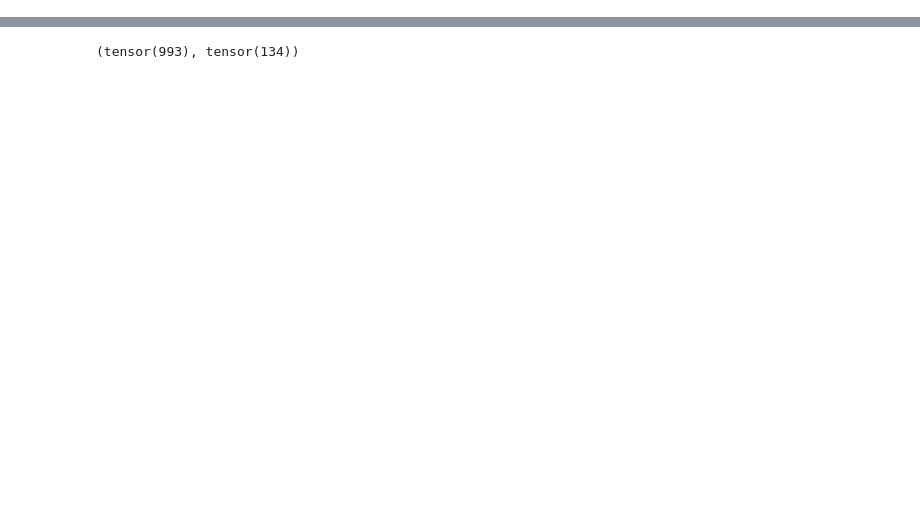
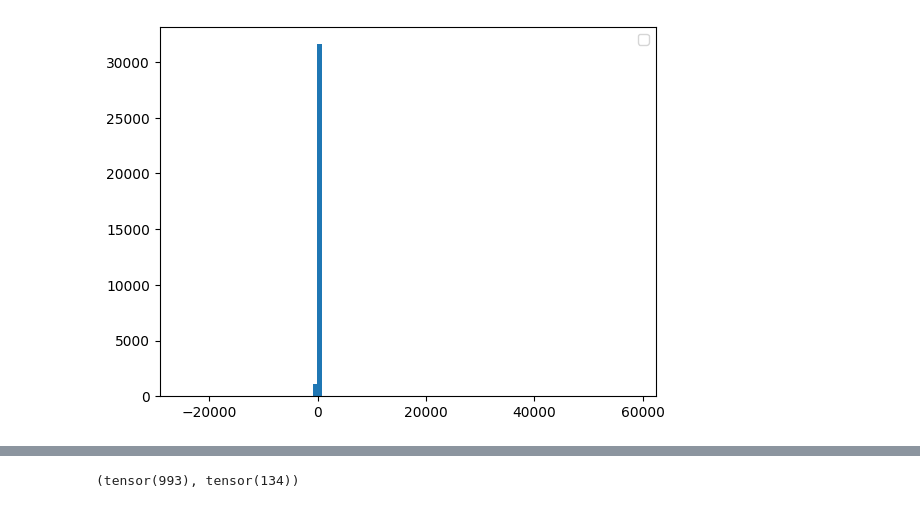
Before and after one commit to loganriggs/sae-rm, a Jupyter notebook: check_top_reward.ipynb, the cells around one changed output, grey strips where cells are left out. Cells and saved outputs as stored; diff of their text form; code cells hidden in the pictures; blank space fills up the shorter version.

```diff
--- a/check_top_reward.ipynb
+++ b/check_top_reward.ipynb
@@ -12,0 +87,11 @@ total_reward_diff.shape, total_reward_diff[0]
+# %%
+from matplotlib import pyplot as plt
+eff = all_effects.sum(0)
+# eff = eff[eff != 0]
+plt.hist(eff, bins=100)
+# log x axis
+# plt.xscale('log')
+plt.legend()
+plt.show()
+# %% [output]
+[figure, added]
```
Also changed, not shown: parts of 13 cells of this notebook, 5 other files.
